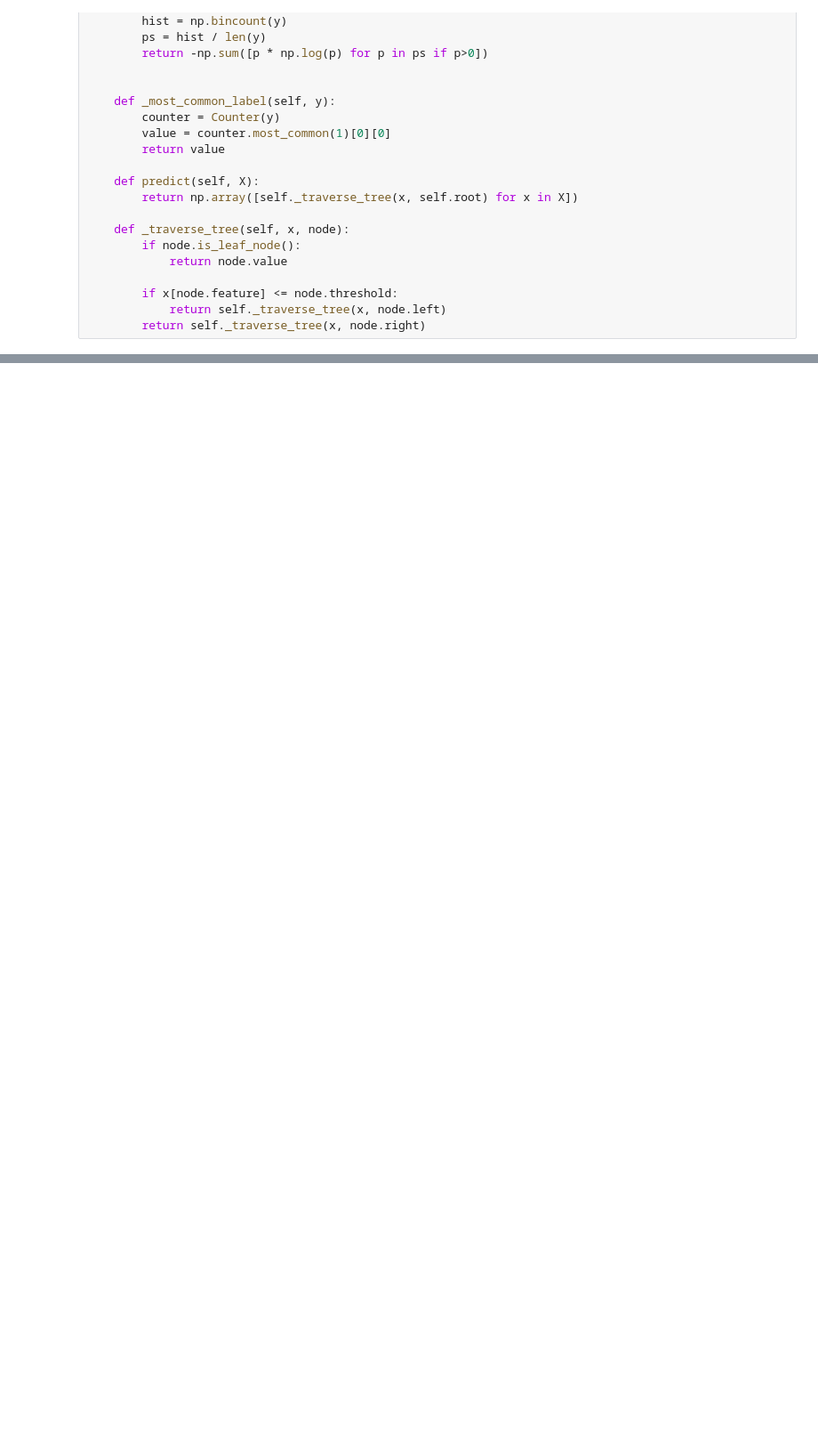
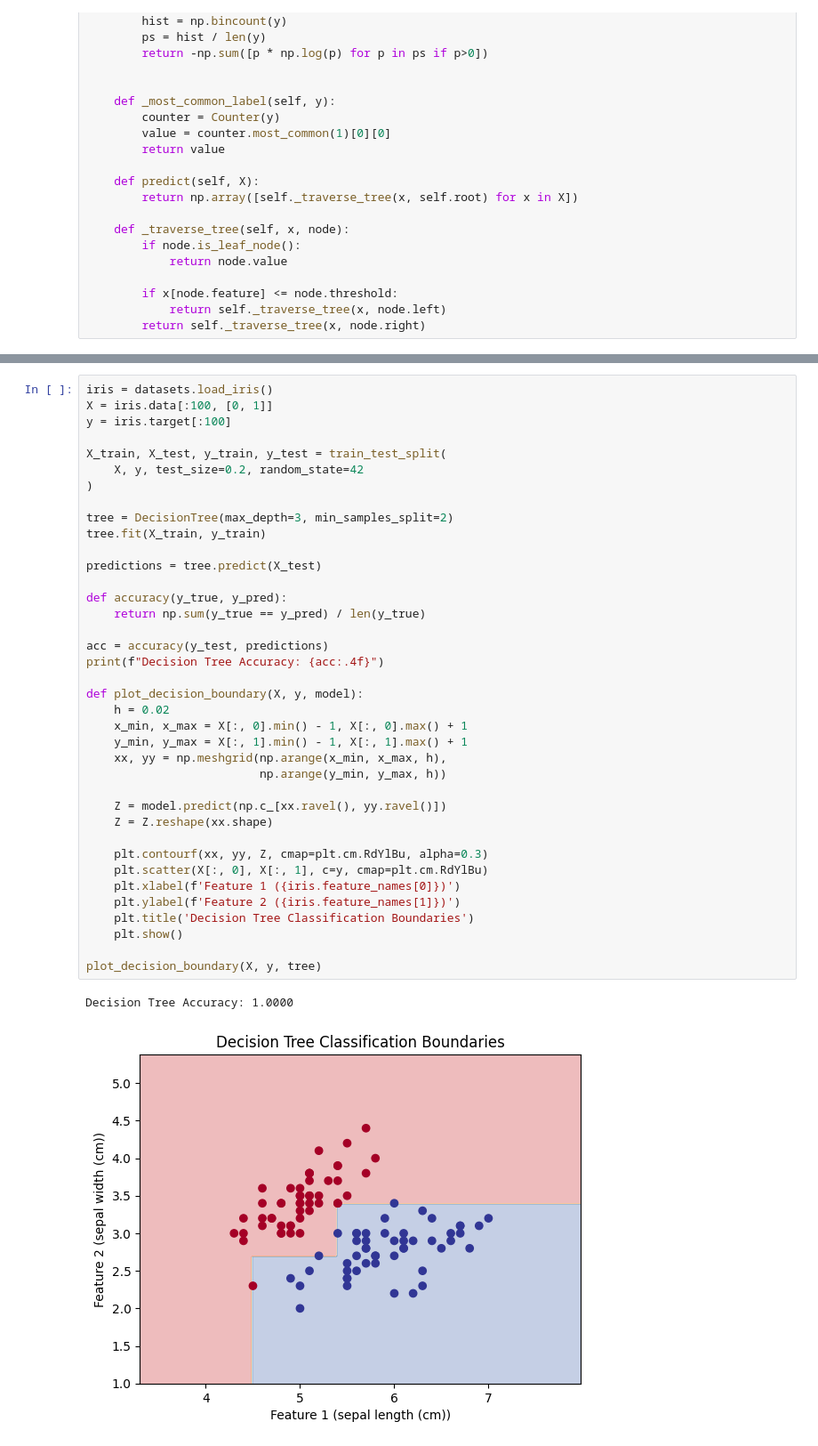
Before and after one commit to sarvkk/MachineLearning101, a Jupyter notebook: Decision-Tree/Decision_tree.ipynb, the cells around one changed output, grey strips where cells are left out. Shown at 89% size. Cells and saved outputs as stored; diff of their text form; blank space fills up the shorter version.

```diff
--- a/Decision-Tree/Decision_tree.ipynb
+++ b/Decision-Tree/Decision_tree.ipynb
@@ -137,0 +138,41 @@ print(acc)
+# %%
+iris = datasets.load_iris()
+X = iris.data[:100, [0, 1]]
+y = iris.target[:100]
+
+X_train, X_test, y_train, y_test = train_test_split(
+    X, y, test_size=0.2, random_state=42
+)
+
+tree = DecisionTree(max_depth=3, min_samples_split=2)
+tree.fit(X_train, y_train)
+
+predictions = tree.predict(X_test)
+
+def accuracy(y_true, y_pred):
+    return np.sum(y_true == y_pred) / len(y_true)
+
+acc = accuracy(y_test, predictions)
+print(f"Decision Tree Accuracy: {acc:.4f}")
+
+def plot_decision_boundary(X, y, model):
+    h = 0.02
+    x_min, x_max = X[:, 0].min() - 1, X[:, 0].max() + 1
+    y_min, y_max = X[:, 1].min() - 1, X[:, 1].max() + 1
+    xx, yy = np.meshgrid(np.arange(x_min, x_max, h),
+                         np.arange(y_min, y_max, h))
+
+    Z = model.predict(np.c_[xx.ravel(), yy.ravel()])
+    Z = Z.reshape(xx.shape)
+
+    plt.contourf(xx, yy, Z, cmap=plt.cm.RdYlBu, alpha=0.3)
+    plt.scatter(X[:, 0], X[:, 1], c=y, cmap=plt.cm.RdYlBu)
+    plt.xlabel(f'Feature 1 ({iris.feature_names[0]})')
+    plt.ylabel(f'Feature 2 ({iris.feature_names[1]})')
+    plt.title('Decision Tree Classification Boundaries')
+    plt.show()
+
+plot_decision_boundary(X, y, tree)
+# %% [output]
+Decision Tree Accuracy: 1.0000
+[figure, added]
```
Also changed, not shown: parts of 2 cells of this notebook, 3 other files.
